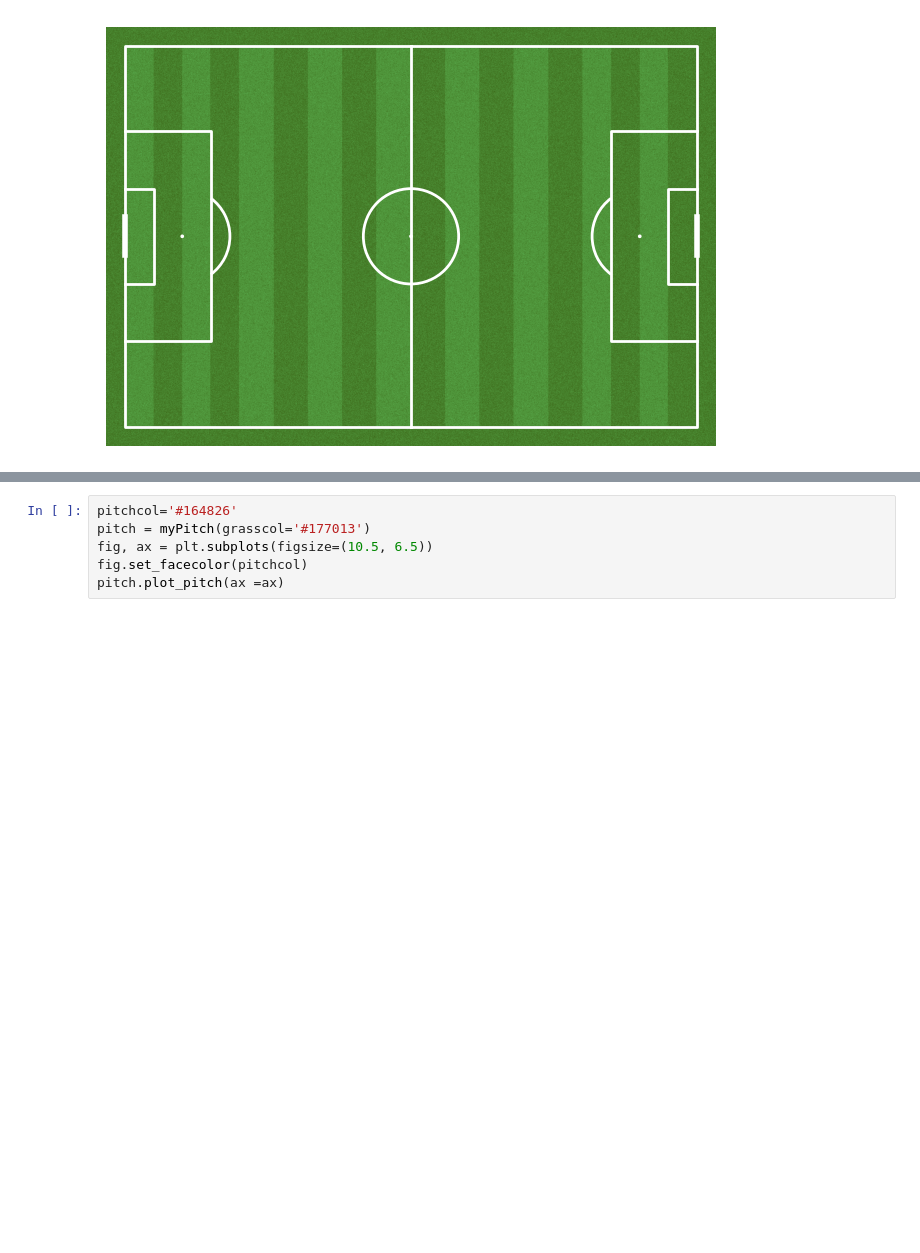
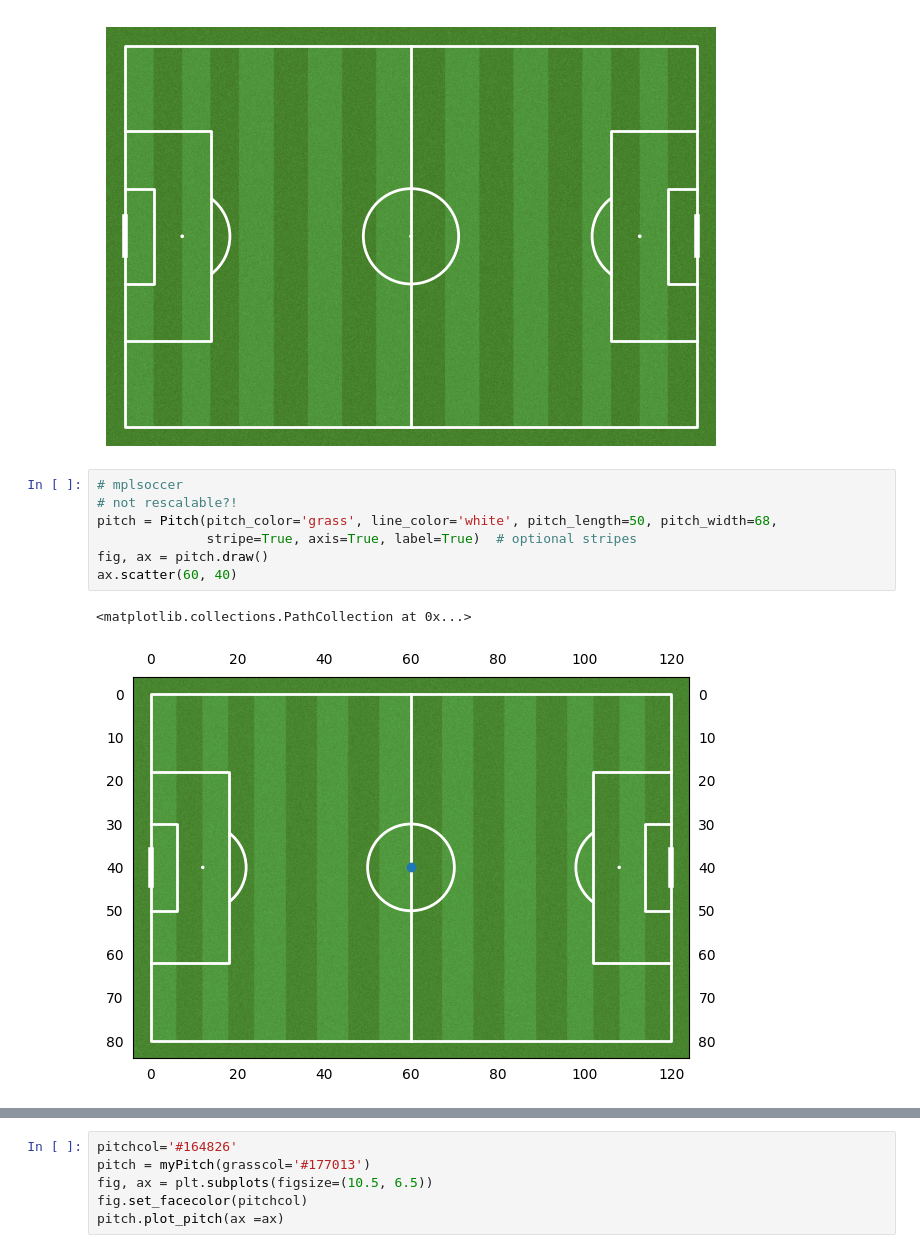
Before and after one commit to DavidB1999/My_Football_Analytics, a Jupyter notebook: Basics/Pitch/Pitches.ipynb, the cells around one changed output, grey strips where cells are left out. Saved outputs shown, nothing was run; the diff lists cells and outputs as text; blank space fills up the shorter version.

```diff
--- a/Basics/Pitch/Pitches.ipynb
+++ b/Basics/Pitch/Pitches.ipynb
@@ -23,6 +32,16 @@ pitch = Pitch(pitch_color='grass', line_color='white',
 fig, ax = pitch.draw()
 # %% [output]
 [figure]
+# %%
+# mplsoccer
+# not rescalable?!
+pitch = Pitch(pitch_color='grass', line_color='white', pitch_length=50, pitch_width=68,
+              stripe=True, axis=True, label=True)  # optional stripes
+fig, ax = pitch.draw()
+ax.scatter(60, 40)
+# %% [output]
+<matplotlib.collections.PathCollection at 0x...>
+[figure, added]
 # %%
 # my own pitch
 pitch = myPitch()
```
Also changed, not shown: parts of 3 cells of this notebook, 1 other file.
